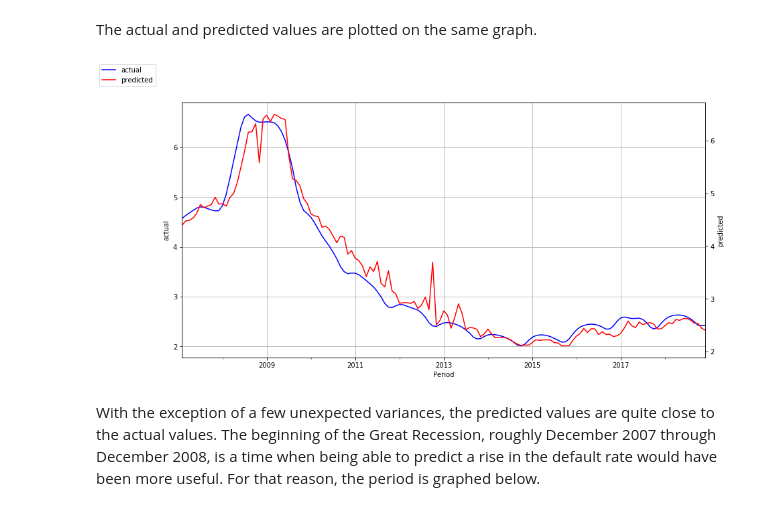
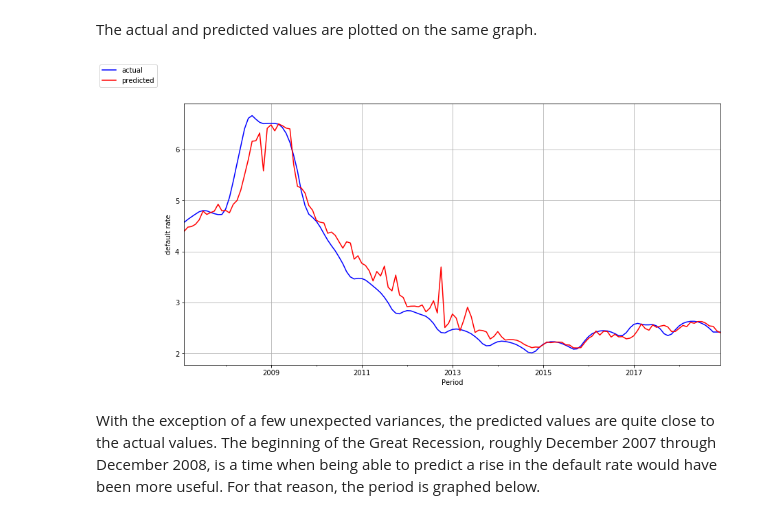
Before and after one commit to mhardcastle0/Macro_Forecasting, a Jupyter notebook: macro_capstone_xgboost.ipynb, the cells around one changed output. Drawn from its saved outputs; the diff is of its cells as text; code cells hidden in the pictures.

```diff
--- a/macro_capstone_xgboost.ipynb
+++ b/macro_capstone_xgboost.ipynb
@@ -236,20 +260,19 @@ The actual and predicted values are plotted on the same graph.
 # %%
 ind_series = pred_df.loc[:, 'actual']
 ind_name = 'actual'
 
 dep_series = pred_df.loc[:, 'predicted']
 dep_name = 'predicted'
 
 fig = plt.figure(figsize=(14,7))
 plt.xlabel('Period')
 
 ax1 = ind_series.plot(color='blue', grid=True, label=ind_name)
-ax1.set_ylabel(ind_name)
-ax2 = dep_series.plot(color='red', grid=True, secondary_y=True, label=dep_name)
-ax2.set_ylabel(dep_name)
+ax1.set_ylabel('default rate')
+ax2 = dep_series.plot(color='red', grid=True, label=dep_name)
 _ = fig.legend(loc='upper left')
 # %% [output]
-[figure, old version]
+[figure, new version]
 # %% [markdown]
 With the exception of a few unexpected variances, the predicted values are quite close to the actual values. The beginning of the Great Recession, roughly December 2007 through December 2008, is a time when being able to predict a rise in the default rate would have been more useful. For that reason, the period is graphed below.
 # %%
```
Also changed, not shown: parts of 4 cells of this notebook.
